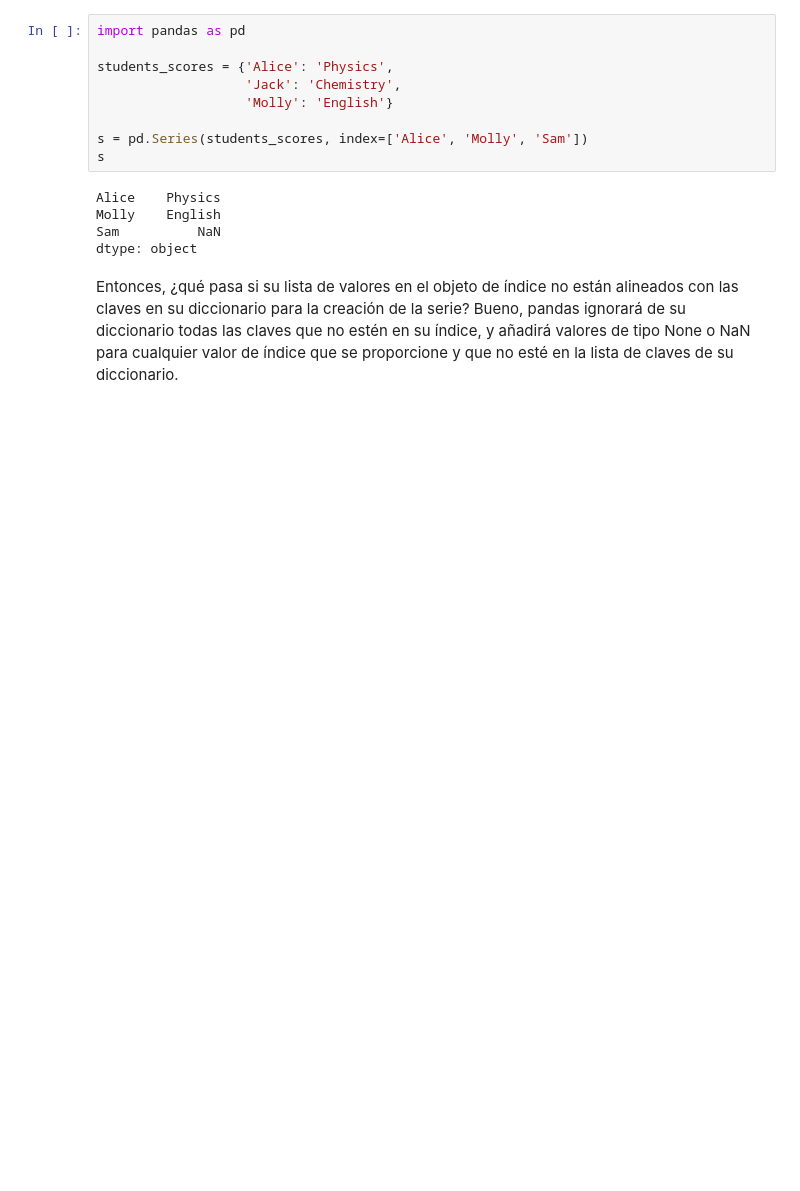
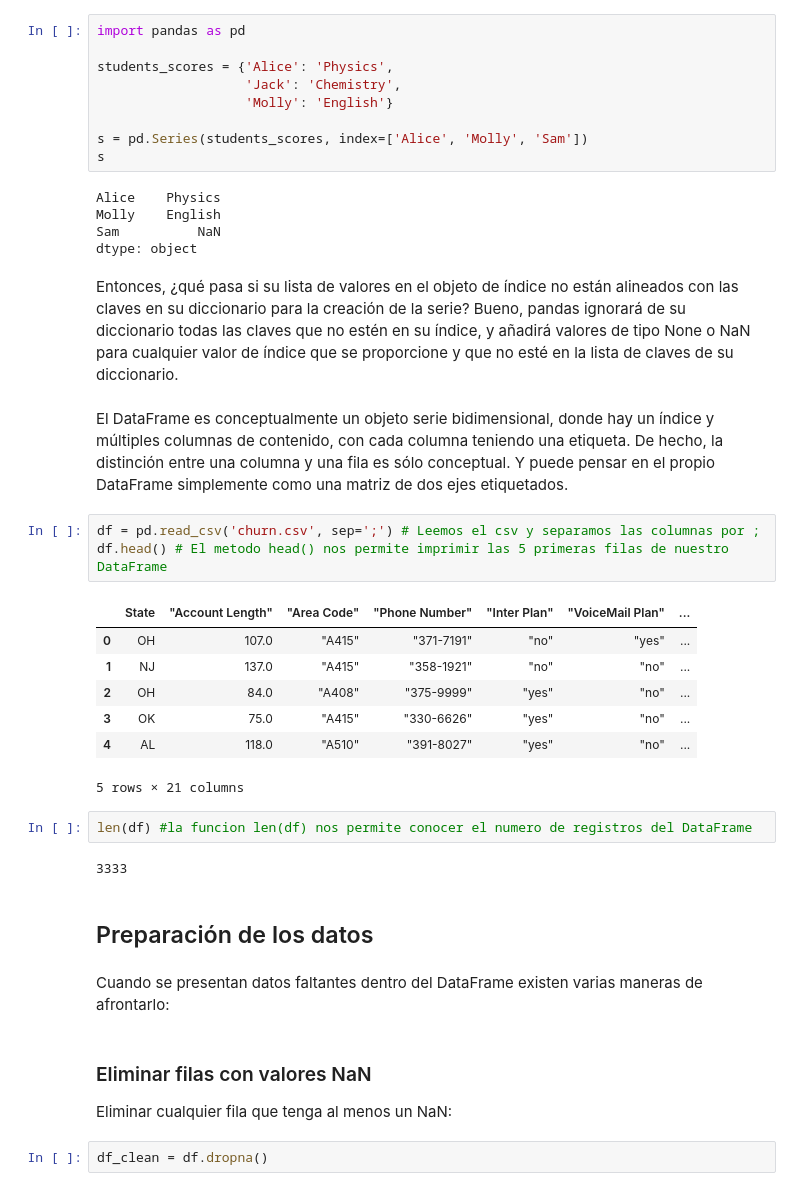
Before and after one commit to CamiloEnriqueRomeroP/Jupyter-Noptebook-Data-Mining, a Jupyter notebook: Introduction-to-python/Introduction-to-python.ipynb, the cells around one changed output. Cells and saved outputs as stored; diff of their text form; blank space fills up the shorter version.

```diff
--- a/Introduction-to-python/Introduction-to-python.ipynb
+++ b/Introduction-to-python/Introduction-to-python.ipynb
@@ -236,3 +236,29 @@ Sam          NaN
 dtype: object
 # %% [markdown]
 Entonces, ¿qué pasa si su lista de valores en el objeto de índice no están alineados con las claves en su diccionario para la creación de la serie? Bueno, pandas ignorará de su diccionario todas las claves que no estén en su índice, y añadirá valores de tipo None o NaN para cualquier valor de índice que se proporcione y que no esté en la lista de claves de su diccionario.
+# %% [markdown]
+El DataFrame es conceptualmente un objeto serie bidimensional, donde hay un índice y múltiples columnas de contenido, con cada columna teniendo una etiqueta. De hecho, la distinción entre una columna y una fila es sólo conceptual. Y puede pensar en el propio DataFrame simplemente como una matriz de dos ejes etiquetados.
+# %%
+df = pd.read_csv('churn.csv', sep=';') # Leemos el csv y separamos las columnas por ;
+df.head() # El metodo head() nos permite imprimir las 5 primeras filas de nuestro DataFrame
+# %% [output]
+|  | State | "Account Length" | "Area Code" | "Phone Number" | "Inter Plan" | "VoiceMail Plan" | ... |
+| 0 | OH | 107.0 | "A415" | "371-7191" | "no" | "yes" | ... |
+| 1 | NJ | 137.0 | "A415" | "358-1921" | "no" | "no" | ... |
+| 2 | OH | 84.0 | "A408" | "375-9999" | "yes" | "no" | ... |
+| 3 | OK | 75.0 | "A415" | "330-6626" | "yes" | "no" | ... |
+| 4 | AL | 118.0 | "A510" | "391-8027" | "yes" | "no" | ... |
+5 rows × 21 columns
+# %%
+len(df) #la funcion len(df) nos permite conocer el numero de registros del DataFrame
+# %% [output]
+3333
+# %% [markdown]
+## Preparación de los datos
+# %% [markdown]
+Cuando se presentan datos faltantes dentro del DataFrame existen varias maneras de afrontarlo:
+# %% [markdown]
+### Eliminar filas con valores NaN
+Eliminar cualquier fila que tenga al menos un NaN:
+# %%
+df_clean = df.dropna()
```
Also changed, not shown: parts of 56 cells of this notebook, 33 other files.
